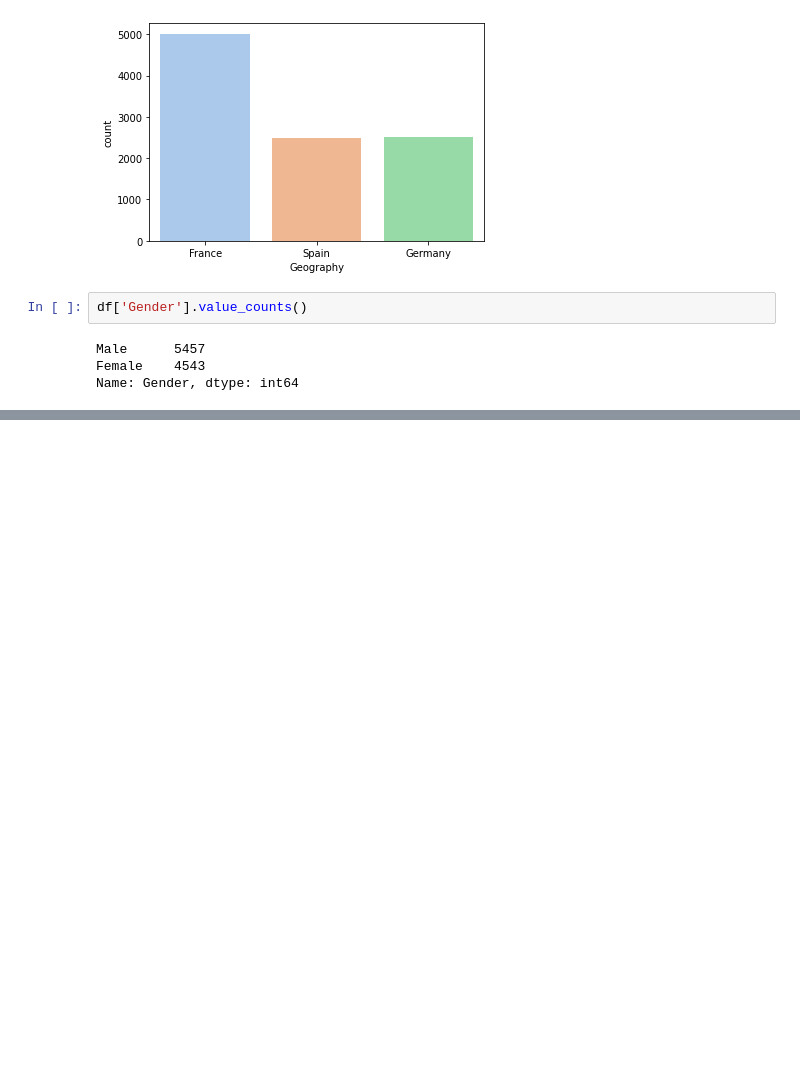
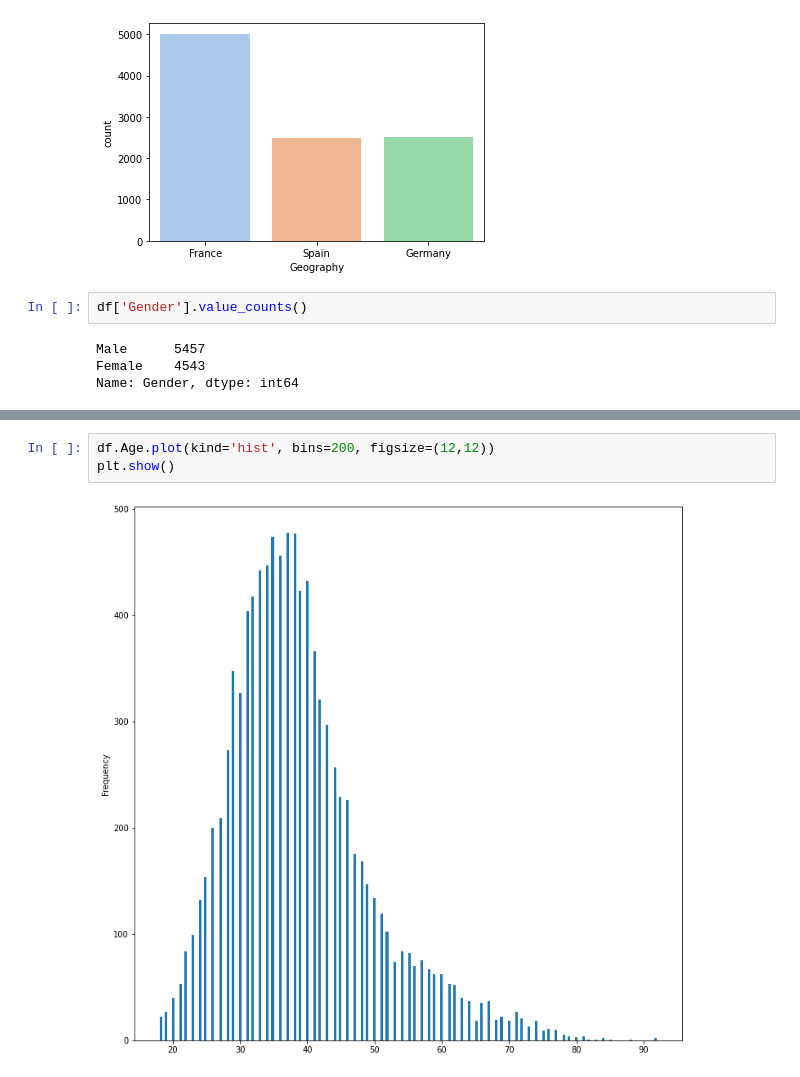
Before and after one commit to buriihenry/Machine-Learning-2, a Jupyter notebook: Customer Churn/Customer_churn.ipynb, the cells around one changed output, grey strips where cells are left out. Saved outputs shown, nothing was run; the diff lists cells and outputs as text; blank space fills up the shorter version.

```diff
--- a/Customer Churn/Customer_churn.ipynb
+++ b/Customer Churn/Customer_churn.ipynb
@@ -60,0 +67,5 @@ ValueError: Could not interpret input 'Geogrpahy'
+# %%
+df.Age.plot(kind='hist', bins=200, figsize=(12,12))
+plt.show()
+# %% [output]
+[figure, added]
```
Also changed, not shown: parts of 11 cells of this notebook.
